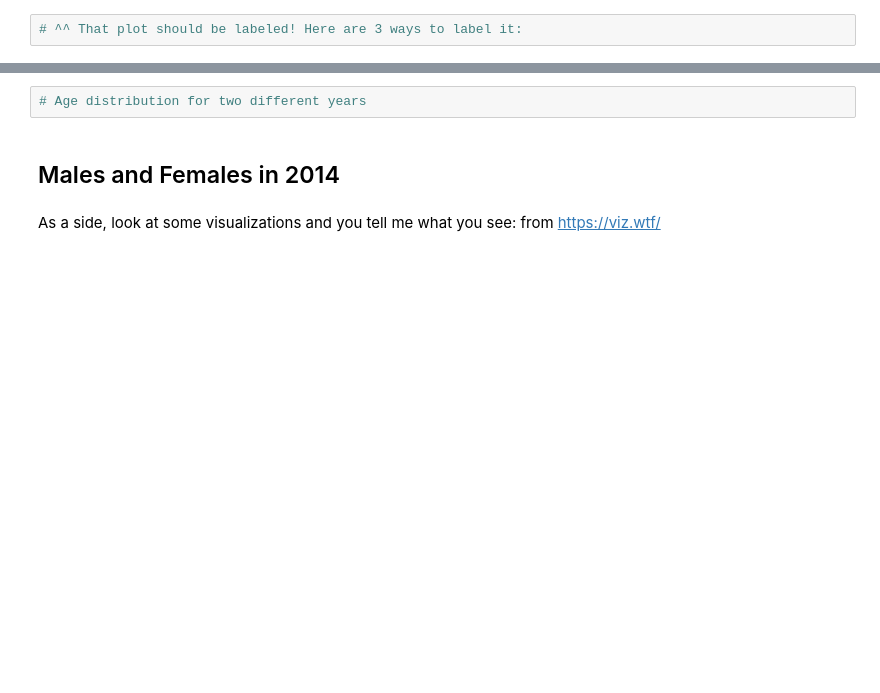
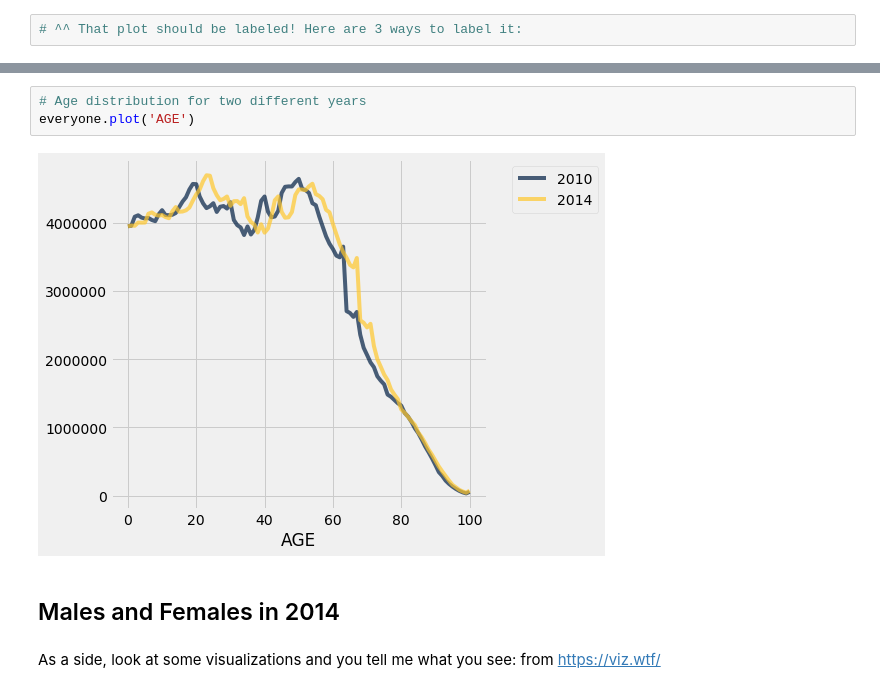
Before and after one commit to ucsb-ds/ds1-w21-content, a Jupyter notebook: lec-notebooks/lec07-blank.ipynb, the cells around one changed output, grey strips where cells are left out. Drawn from its saved outputs; the diff is of its cells as text; blank space fills up the shorter version.

```diff
--- a/lec-notebooks/lec07-blank.ipynb
+++ b/lec-notebooks/lec07-blank.ipynb
@@ -41,5 +154,8 @@ everyone.plot('AGE', '2010')
 # %%
 # Age distribution for two different years
+everyone.plot('AGE')
+# %% [output]
+[figure, added]
 # %% [markdown]
 ## Males and Females in 2014 ##
 # %% [markdown]
```
Also changed, not shown: parts of 35 cells of this notebook, 24 other files.
